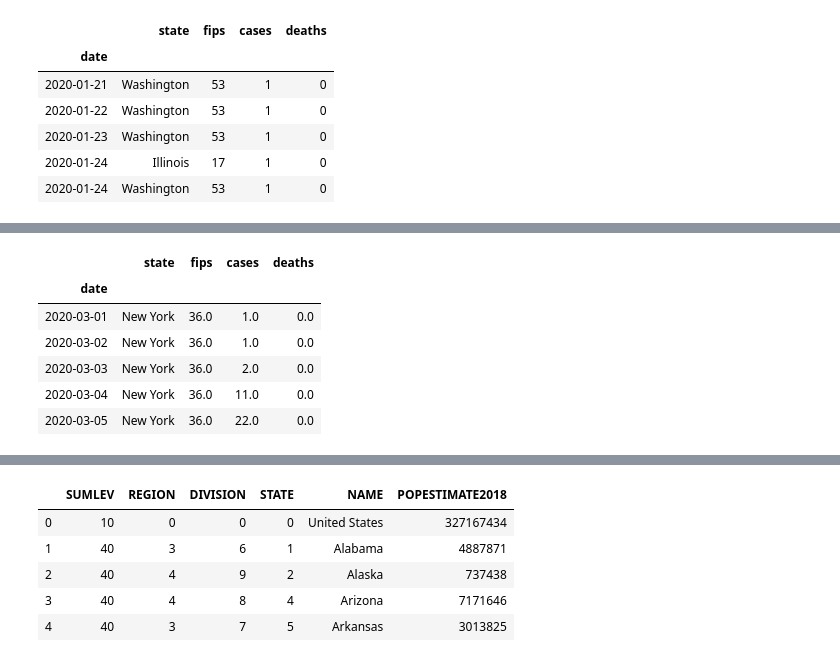
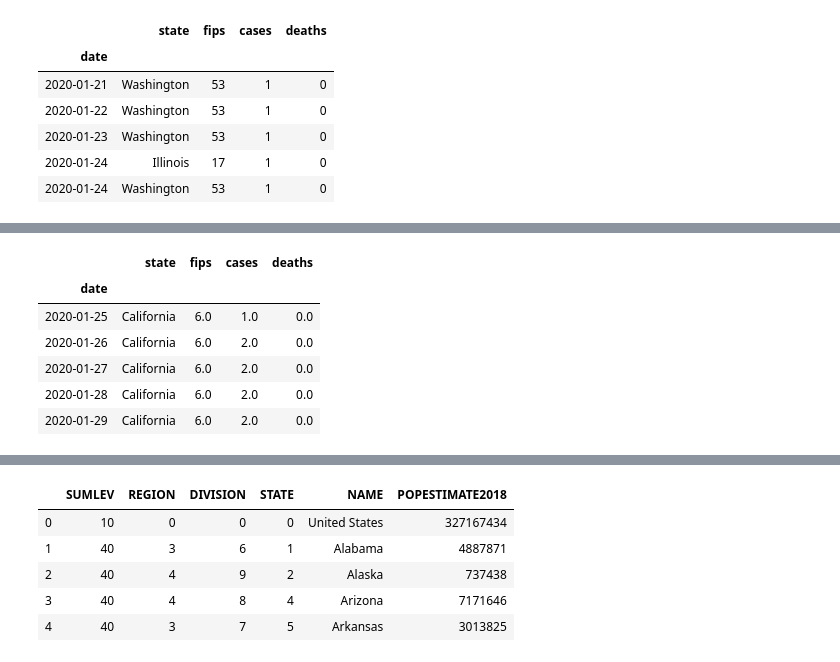
Before and after one commit to ajuljulian/covid-19, a Jupyter notebook: notebooks/covid19-viz-us-states-1.ipynb, the cells around one changed output, grey strips where cells are left out. Cells and saved outputs as stored; diff of their text form; code cells hidden in the pictures.

```diff
--- a/notebooks/covid19-viz-us-states-1.ipynb
+++ b/notebooks/covid19-viz-us-states-1.ipynb
@@ -45,15 +46,17 @@ memory usage: 71.4+ KB
 # %%
-df_ny = df.where(df['state'] == 'New York')
-df_ny = df_ny.dropna()
-df_ny.head()
+STATE = 'California'
+
+df_one_state = df.where(df['state'] == STATE)
+df_one_state = df_one_state.dropna()
+df_one_state.head()
 # %% [output]
 |  | state | fips | cases | deaths |
 | date |  |  |  |  |
-| 2020-03-01 | New York | 36.0 | 1.0 | 0.0 |
-| 2020-03-02 | New York | 36.0 | 1.0 | 0.0 |
-| 2020-03-03 | New York | 36.0 | 2.0 | 0.0 |
-| 2020-03-04 | New York | 36.0 | 11.0 | 0.0 |
-| 2020-03-05 | New York | 36.0 | 22.0 | 0.0 |
+| 2020-01-25 | California | 6.0 | 1.0 | 0.0 |
+| 2020-01-26 | California | 6.0 | 2.0 | 0.0 |
+| 2020-01-27 | California | 6.0 | 2.0 | 0.0 |
+| 2020-01-28 | California | 6.0 | 2.0 | 0.0 |
+| 2020-01-29 | California | 6.0 | 2.0 | 0.0 |
 # %%
 tools = HoverTool(
     tooltips=[
```
Also changed, not shown: parts of 13 cells of this notebook.
